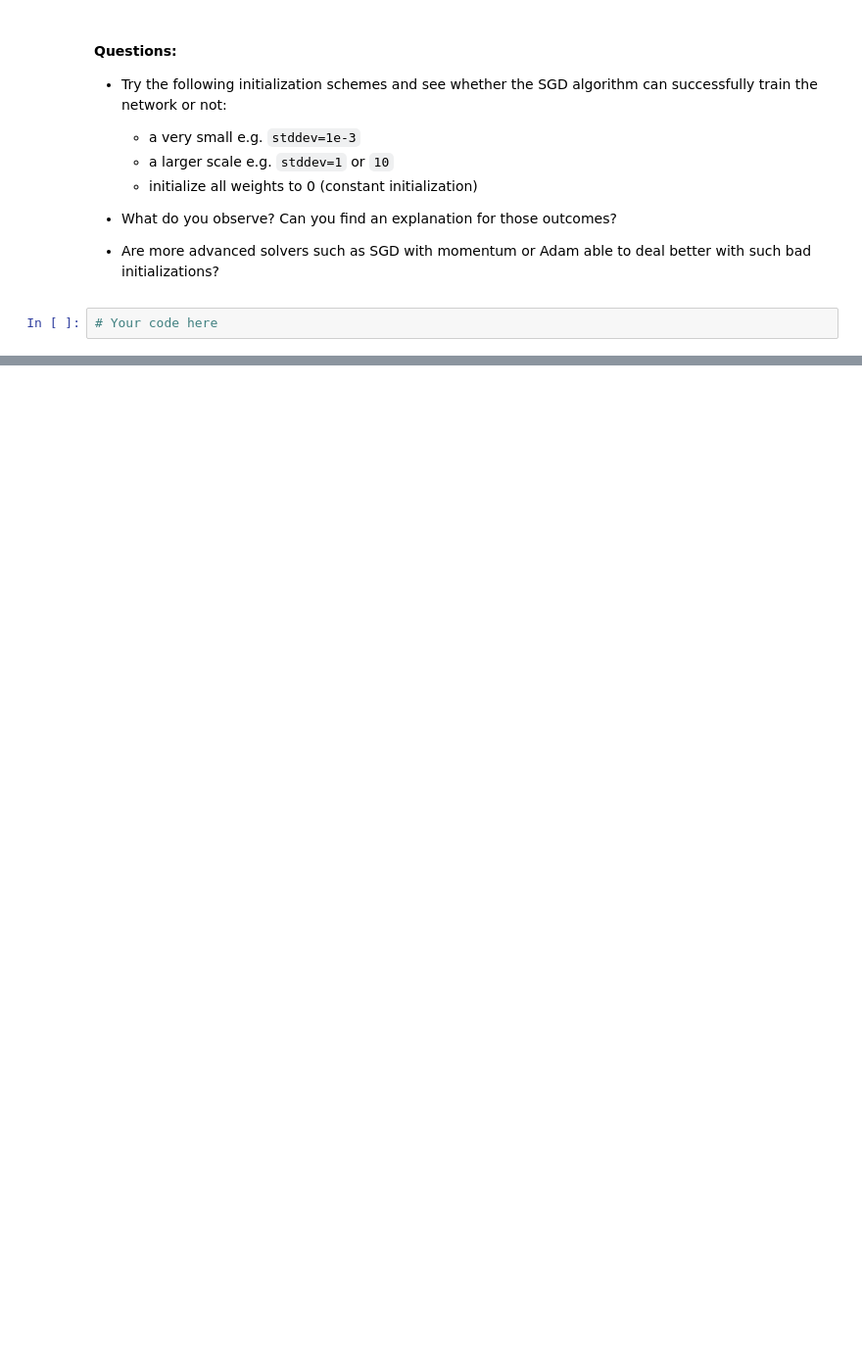
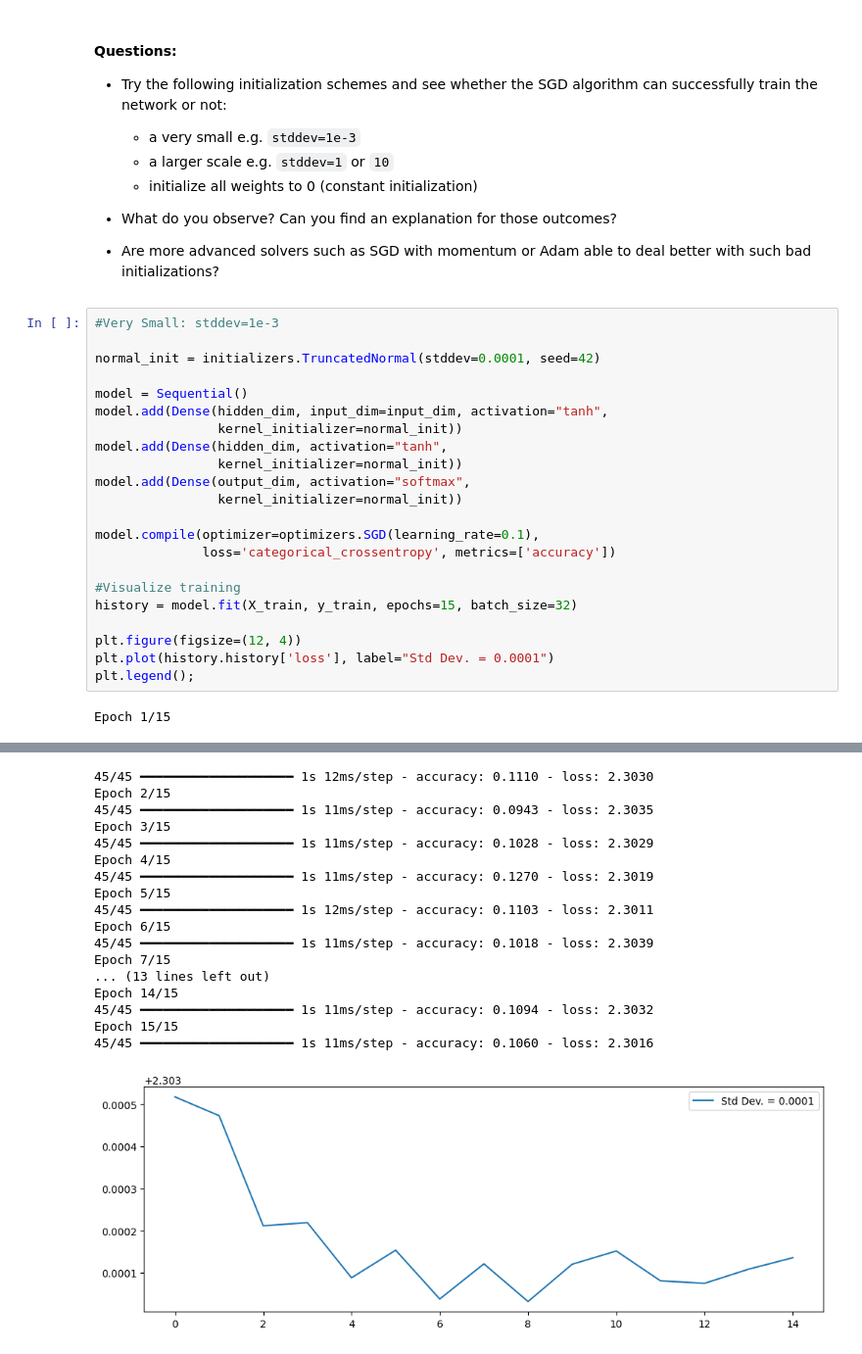
Before and after one commit to abeerkhe/deep_learning, a Jupyter notebook: 01_materials/labs/lab_1.ipynb, the cells around one changed output, grey strips where cells are left out. Shown: that part at 98% size. Saved outputs shown, nothing was run; the diff lists cells and outputs as text; blank space fills up the shorter version.

```diff
--- a/01_materials/labs/lab_1.ipynb
+++ b/01_materials/labs/lab_1.ipynb
@@ -449,5 +804,27 @@ model.layers[0].weights
 
 - Are more advanced solvers such as SGD with momentum or Adam able
   to deal better with such bad initializations?
-# %%
-# Your code here
+# %%
+#Very Small: stddev=1e-3
+
+normal_init = initializers.TruncatedNormal(stddev=0.0001, seed=42)
+
+model = Sequential()
+model.add(Dense(hidden_dim, input_dim=input_dim, activation="tanh",
+                kernel_initializer=normal_init))
+model.add(Dense(hidden_dim, activation="tanh",
+                kernel_initializer=normal_init))
+model.add(Dense(output_dim, activation="softmax",
+                kernel_initializer=normal_init))
+
+model.compile(optimizer=optimizers.SGD(learning_rate=0.1),
+              loss='categorical_crossentropy', metrics=['accuracy'])
+
+#Visualize training
+history = model.fit(X_train, y_train, epochs=15, batch_size=32)
+
+plt.figure(figsize=(12, 4))
+plt.plot(history.history['loss'], label="Std Dev. = 0.0001")
+plt.legend();
+# %% [output]
+Epoch 1/15
@@ -453,0 +832,18 @@ model.layers[0].weights
+45/45 ━━━━━━━━━━━━━━━━━━━━ 1s 12ms/step - accuracy: 0.1110 - loss: 2.3030
+Epoch 2/15
+45/45 ━━━━━━━━━━━━━━━━━━━━ 1s 11ms/step - accuracy: 0.0943 - loss: 2.3035
+Epoch 3/15
+45/45 ━━━━━━━━━━━━━━━━━━━━ 1s 11ms/step - accuracy: 0.1028 - loss: 2.3029
+Epoch 4/15
+45/45 ━━━━━━━━━━━━━━━━━━━━ 1s 11ms/step - accuracy: 0.1270 - loss: 2.3019
+Epoch 5/15
+45/45 ━━━━━━━━━━━━━━━━━━━━ 1s 12ms/step - accuracy: 0.1103 - loss: 2.3011
+Epoch 6/15
+45/45 ━━━━━━━━━━━━━━━━━━━━ 1s 11ms/step - accuracy: 0.1018 - loss: 2.3039
+Epoch 7/15
+... (13 lines left out)
+Epoch 14/15
+45/45 ━━━━━━━━━━━━━━━━━━━━ 1s 11ms/step - accuracy: 0.1094 - loss: 2.3032
+Epoch 15/15
+45/45 ━━━━━━━━━━━━━━━━━━━━ 1s 11ms/step - accuracy: 0.1060 - loss: 2.3016
+[figure, added]
```
Also changed, not shown: parts of 36 cells of this notebook, 2 other files.
